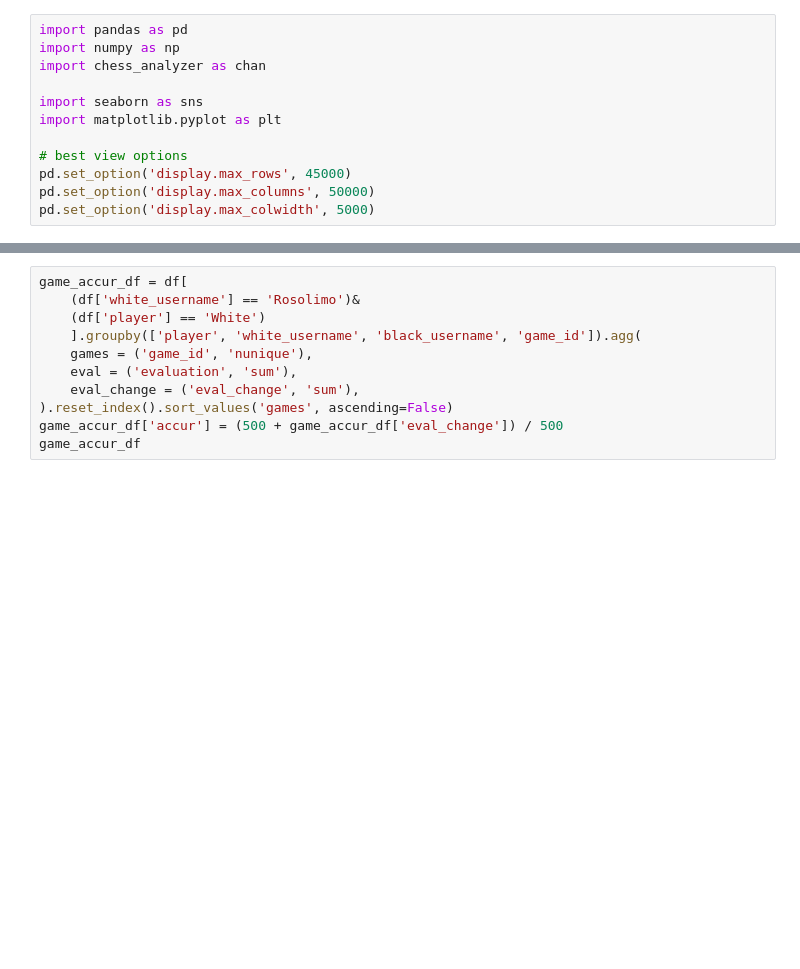
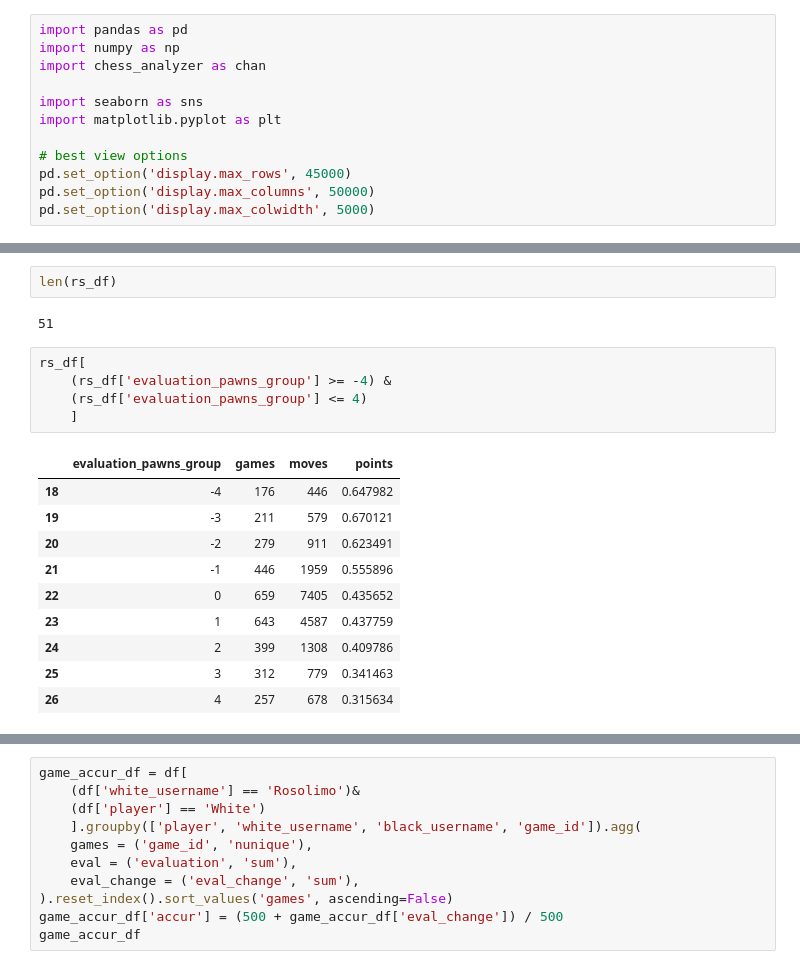
Before and after one commit to rosolimo212/chess_evaluater, a Jupyter notebook: tests.ipynb, the cells around one changed output, grey strips where cells are left out. Drawn from its saved outputs; the diff is of its cells as text; blank space fills up the shorter version.

```diff
--- a/tests.ipynb
+++ b/tests.ipynb
@@ -130,0 +202,20 @@ df.sample(3)
+# %%
+len(rs_df)
+# %% [output]
+51
+# %%
+rs_df[
+    (rs_df['evaluation_pawns_group'] >= -4) &
+    (rs_df['evaluation_pawns_group'] <= 4)
+    ]
+# %% [output]
+|  | evaluation_pawns_group | games | moves | points |
+| 18 | -4 | 176 | 446 | 0.647982 |
+| 19 | -3 | 211 | 579 | 0.670121 |
+| 20 | -2 | 279 | 911 | 0.623491 |
+| 21 | -1 | 446 | 1959 | 0.555896 |
+| 22 | 0 | 659 | 7405 | 0.435652 |
+| 23 | 1 | 643 | 4587 | 0.437759 |
+| 24 | 2 | 399 | 1308 | 0.409786 |
+| 25 | 3 | 312 | 779 | 0.341463 |
+| 26 | 4 | 257 | 678 | 0.315634 |
```
Also changed, not shown: parts of 36 cells of this notebook, 2 other files.
